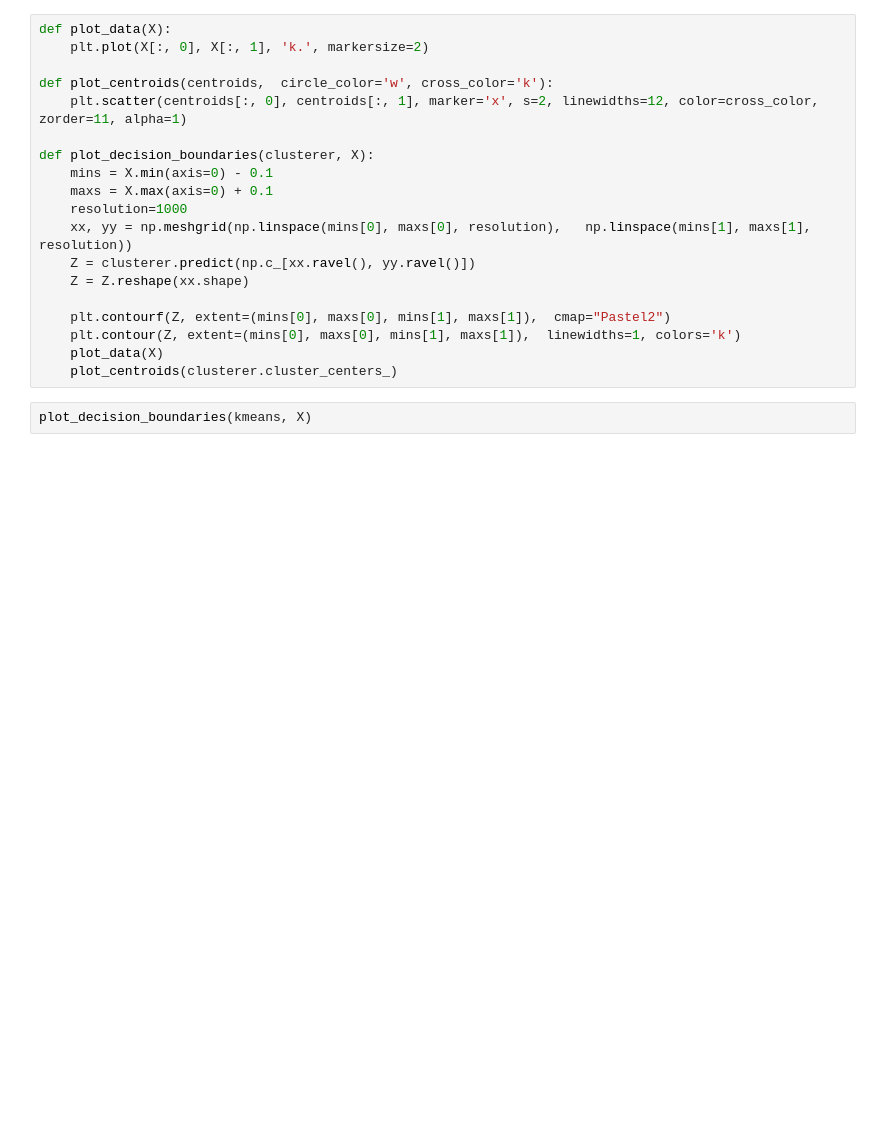
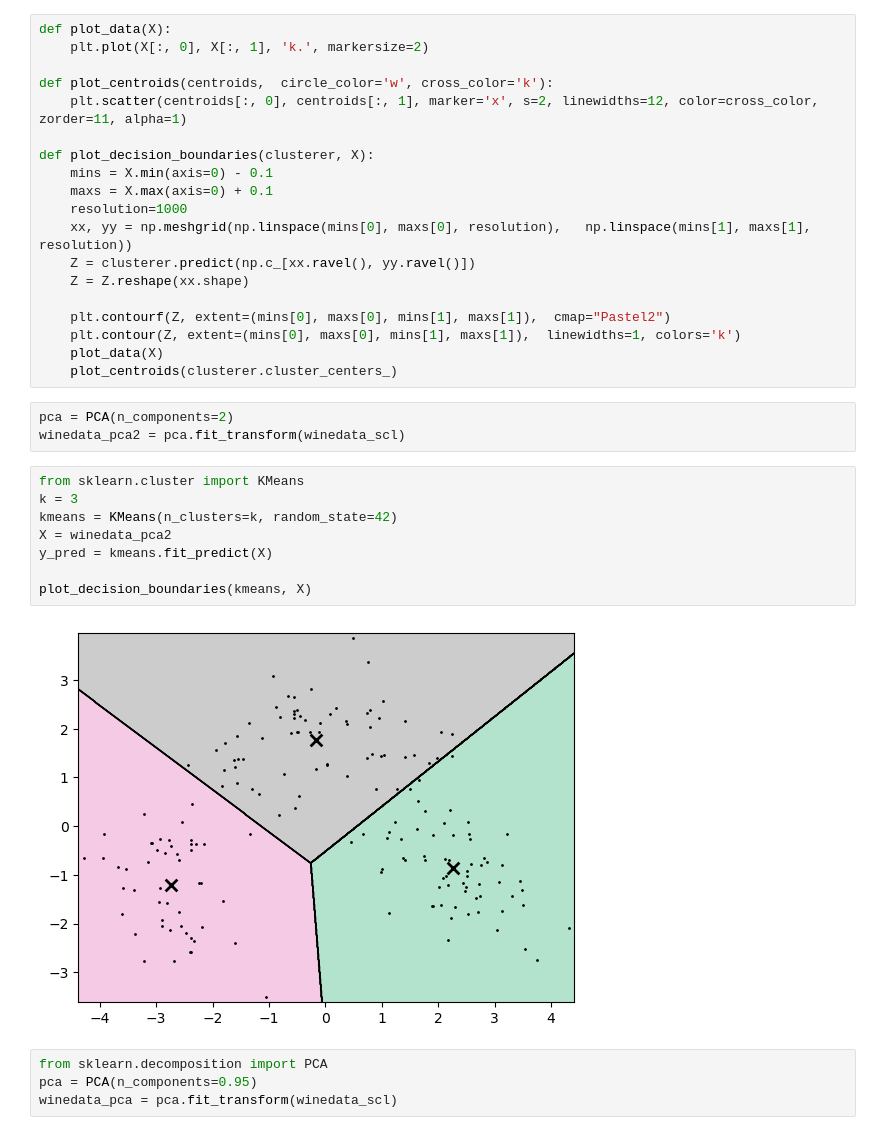
Before and after one commit to OscarToorres/BigData-IA, a Jupyter notebook: IA/SAA/wine_clustering/wine_clustering.ipynb, the cells around one changed output. Cells and saved outputs as stored; diff of their text form; blank space fills up the shorter version.

```diff
--- a/IA/SAA/wine_clustering/wine_clustering.ipynb
+++ b/IA/SAA/wine_clustering/wine_clustering.ipynb
@@ -107,5 +107,20 @@ def plot_decision_boundaries(clusterer, X):
     plt.contour(Z, extent=(mins[0], maxs[0], mins[1], maxs[1]),  linewidths=1, colors='k')
     plot_data(X)
     plot_centroids(clusterer.cluster_centers_)
-# %%
-plot_decision_boundaries(kmeans, X)
+# %%
+pca = PCA(n_components=2)
+winedata_pca2 = pca.fit_transform(winedata_scl)
+# %%
+from sklearn.cluster import KMeans
+k = 3
+kmeans = KMeans(n_clusters=k, random_state=42)
+X = winedata_pca2
+y_pred = kmeans.fit_predict(X)
+
+plot_decision_boundaries(kmeans, X)
+# %% [output]
+[figure, added]
+# %%
+from sklearn.decomposition import PCA
+pca = PCA(n_components=0.95)
+winedata_pca = pca.fit_transform(winedata_scl)
```
Also changed, not shown: parts of 3 cells of this notebook, 12 other files.
